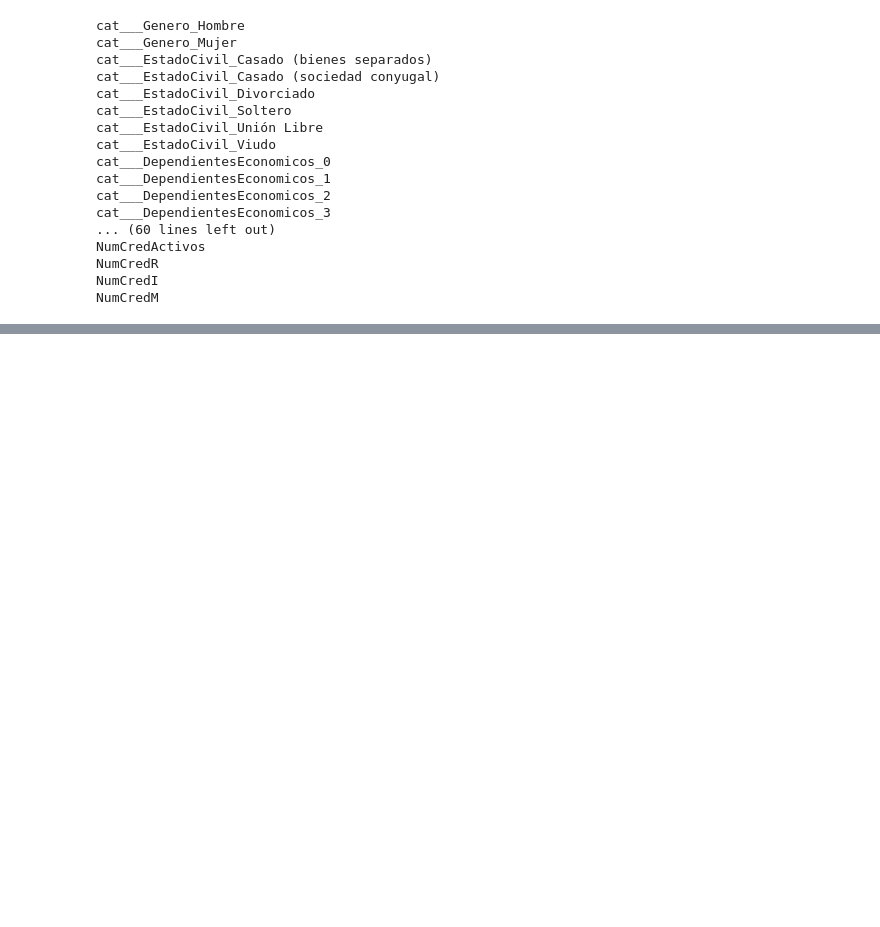
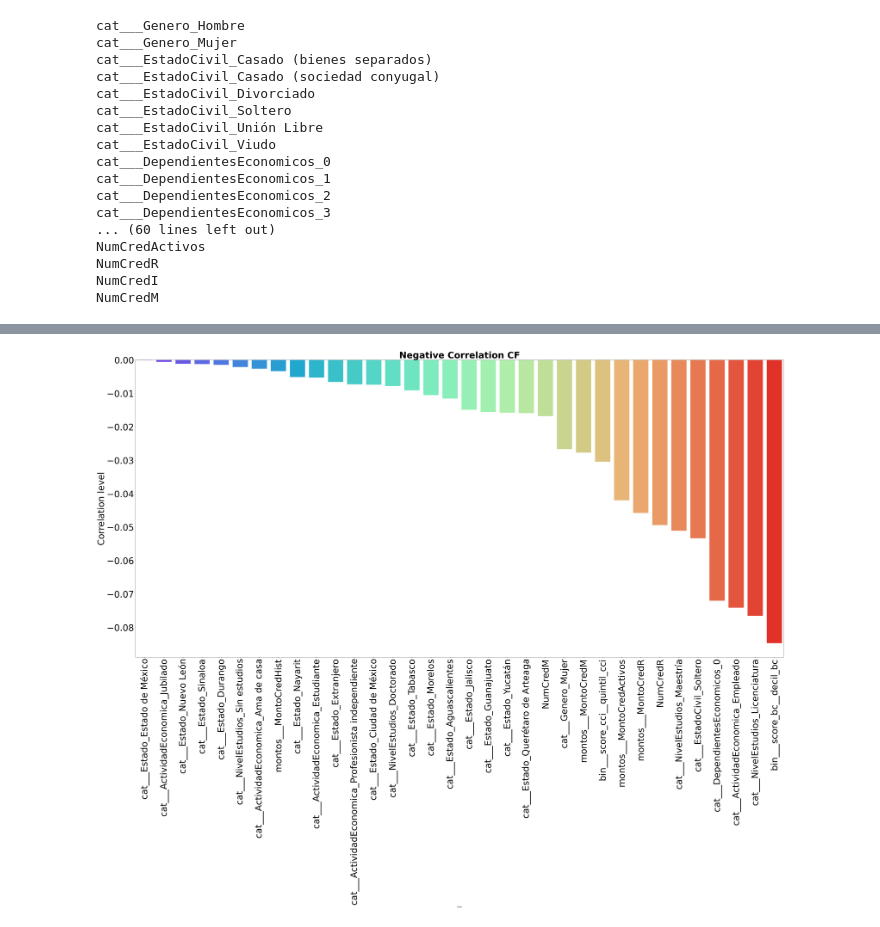
Before and after one commit to memowayun/ProyectoIntegradorEq36_ScoreRiesgoCred, a Jupyter notebook: Avance2_36 (1).ipynb, the cells around one changed output, grey strips where cells are left out. Saved outputs shown, nothing was run; the diff lists cells and outputs as text; code cells hidden in the pictures; blank space fills up the shorter version.

```diff
--- a/Avance2_36 (1).ipynb
+++ b/Avance2_36 (1).ipynb
@@ -465,0 +472,15 @@ X_test_tr = X_test_tr.rename(columns={'bin_____Edad': 'Edad',
+# %%
+data = pd.concat([X_train_tr, y_train], axis=1)
+# %%
+variables = data.columns
+# %%
+print("Significant features relative to target variable Class CF")
+
+corr1 = data[variables].corr()['es_malo_actual']
+# convert series to dataframe so it can be sorted
+corr1 = pd.DataFrame(corr1)
+
+corr1.columns = ["Correlation"]
+# sort correlation
+corr2 = corr1.sort_values(by=['Correlation'], ascending=False).reset_index()
+corr2.head(10)
@@ -466 +511,12 @@ X_test_tr = X_test_tr.rename(columns={'bin_____Edad': 'Edad',
+# %%
+corr2_pos = corr2[corr2['Correlation']<0]
+plt.figure(figsize=(65, 30))
+sns.barplot(data = corr2_pos[corr2_pos['index']!='es_malo_actual'], x= 'index', y = 'Correlation',palette='rainbow')
+plt.xticks(rotation=90)
+plt.title('Negative Correlation CF', fontweight='bold',fontsize=50)
+plt.ylabel("Correlation level",fontsize=50)
+plt.tick_params(labelsize=50)
+plt.show()
+# %% [output]
+[figure, added]
 # %% [markdown]
```
Also changed, not shown: parts of 11 cells of this notebook.
